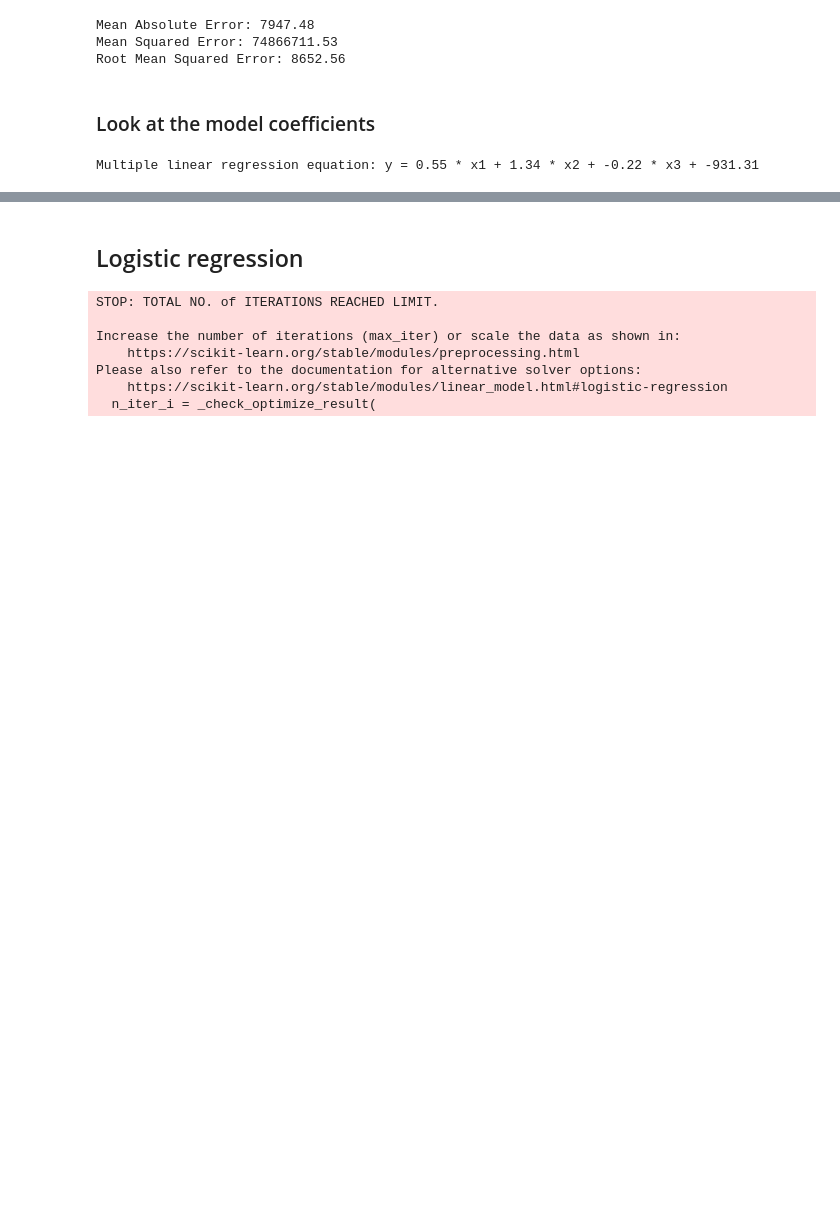
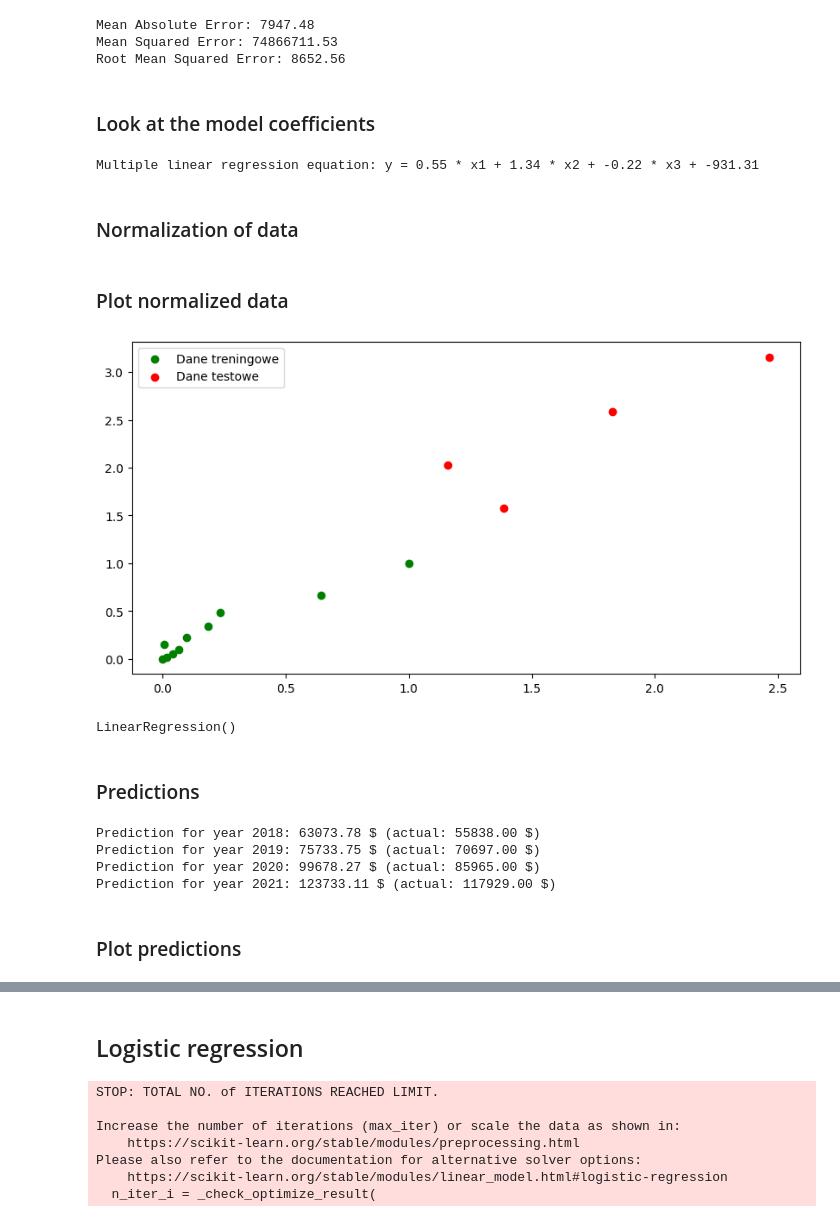
Before and after one commit to KubiakJakub01/data-mining-methods, a Jupyter notebook: notebooks/med_lab_1_2.ipynb, the cells around one changed output, grey strips where cells are left out. Cells and saved outputs as stored; diff of their text form; code cells hidden in the pictures; blank space fills up the shorter version.

Commit message:
Add data normalization

```diff
--- a/notebooks/med_lab_1_2.ipynb
+++ b/notebooks/med_lab_1_2.ipynb
@@ -302,3 +302,5 @@ Root Mean Squared Error: 8652.56
 print(f"Multiple linear regression equation: y = {multiple_linear_regression.coef_[0][0]:.2f} * x1 + {multiple_linear_regression.coef_[0][1]:.2f} * x2 + {multiple_linear_regression.coef_[0][2]:.2f} * x3 + {multiple_linear_regression.intercept_[0]:.2f}")
 # %% [output]
 Multiple linear regression equation: y = 0.55 * x1 + 1.34 * x2 + -0.22 * x3 + -931.31
+# %% [markdown]
+### Normalization of data
@@ -304,0 +309,22 @@ Multiple linear regression equation: y = 0.55 * x1 + 1.34 * x2 + -0.22 * x3 + -9
+# %%
+scaler = MinMaxScaler()
+X_train_scaled = scaler.fit_transform(X_train)
+X_test_scaled = scaler.transform(X_test)
+# %% [markdown]
+### Plot normalized data
+# %%
+# Plot scaled data
+plt.scatter(X_train_scaled[:, 0], X_train_scaled[:, 1], color='g')
+plt.scatter(X_test_scaled[:, 0], X_test_scaled[:, 1], color='r')
+plt.legend(['Dane treningowe', 'Dane testowe'])
+plt.show()
+# %% [output]
+[figure, added]
+# %%
+# Fit the model
+multiple_linear_regression = LinearRegression()
+multiple_linear_regression.fit(X_train_scaled, y_train)
+# %% [output]
+LinearRegression()
+# %% [markdown]
+### Predictions
@@ -304,0 +334,10 @@ Multiple linear regression equation: y = 0.55 * x1 + 1.34 * x2 + -0.22 * x3 + -9
+# %%
+for i in range(len(y_pred)):
+    print(f"Prediction for year {test_df.index[i]}: {y_pred[i]:.2f} $ (actual: {y_test[i]:.2f} $)")
+# %% [output]
+Prediction for year 2018: 63073.78 $ (actual: 55838.00 $)
+Prediction for year 2019: 75733.75 $ (actual: 70697.00 $)
+Prediction for year 2020: 99678.27 $ (actual: 85965.00 $)
+Prediction for year 2021: 123733.11 $ (actual: 117929.00 $)
+# %% [markdown]
+### Plot predictions
```
Also changed, not shown: parts of 10 cells of this notebook.
